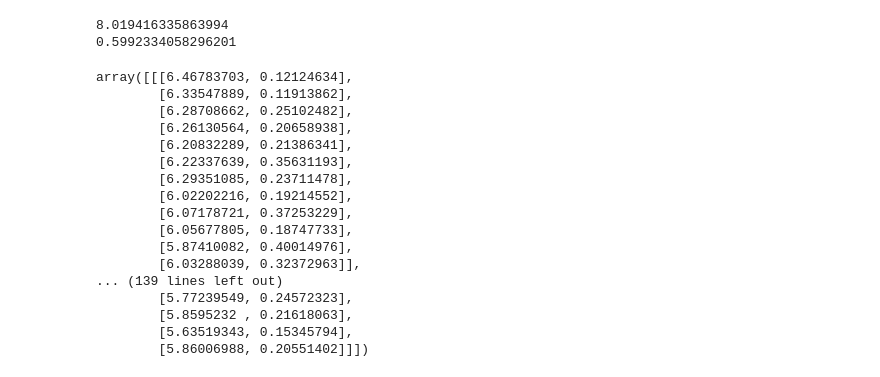
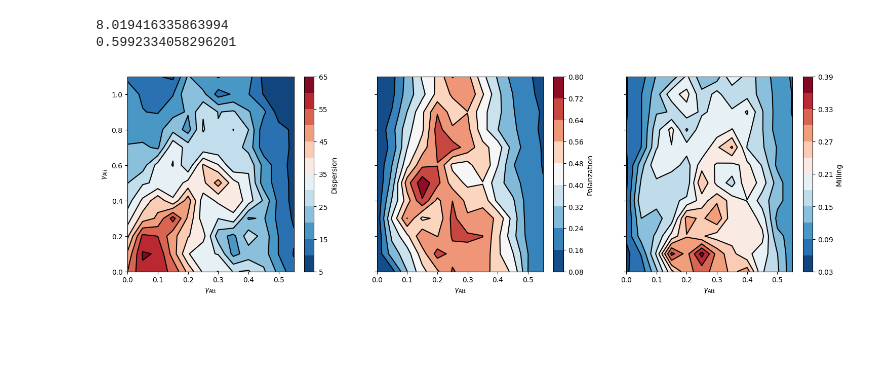
Before and after one commit to anzehocevar/SkupinskoVedenje_skupinaD, a Jupyter notebook: notebooks/fish_model_original.ipynb, the cells around one changed output. Cells and saved outputs as stored; diff of their text form; code cells hidden in the pictures; blank space fills up the shorter version.

Commit message:
Add basic dispersion/polarization/milling plot

```diff
--- a/notebooks/fish_model_original.ipynb
+++ b/notebooks/fish_model_original.ipynb
@@ -97,10 +98,12 @@ print(rec.polarization)
 8.019416335863994
 0.5992334058296201
 # %%
-run_gamma_comparison_original(
+att_vals = np.arange(0, 0.6, 0.05)
+ali_vals = np.arange(0, 1.2, 0.1)
+statistics = run_gamma_comparison_original(
     seed=0,
-    att_vals=np.arange(0, 0.6, 0.05),
-    ali_vals=np.arange(0, 1.2, 0.1),
+    att_vals=att_vals,
+    ali_vals=ali_vals,
     create_initial_state=lambda att, ali, seed: SimulationImplOriginal(
         c_eta=0.8,
         c_gamma_ali=ali,
@@ -117,24 +120,32 @@ run_gamma_comparison_original(
             tau_n_std=1,
         ),
     ),
-    runs_per_config=5,
-    steps_per_run=500,
+    runs_per_config=10,
+    steps_per_run=20000,
 )
-# %% [output]
-array([[[6.46783703, 0.12124634],
-        [6.33547889, 0.11913862],
-        [6.28708662, 0.25102482],
-        [6.26130564, 0.20658938],
-        [6.20832289, 0.21386341],
-        [6.22337639, 0.35631193],
-        [6.29351085, 0.23711478],
-        [6.02202216, 0.19214552],
-        [6.07178721, 0.37253229],
-        [6.05677805, 0.18747733],
-        [5.87410082, 0.40014976],
-        [6.03288039, 0.32372963]],
-... (139 lines left out)
-        [5.77239549, 0.24572323],
-        [5.8595232 , 0.21618063],
-        [5.63519343, 0.15345794],
-        [5.86006988, 0.20551402]]])
+# %%
+fig, (ax1, ax2, ax3) = plt.subplots(1, 3, sharey=True, figsize=(18, 5))
+
+ax1.set_ylabel(r"$\gamma_\text{Ali}$")
+
+ax1.contour(att_vals, ali_vals, statistics[:, :, 0], levels=10, colors="k")
+cntr1 = ax1.contourf(att_vals, ali_vals, statistics[:, :, 0], levels=10, cmap="RdBu_r")
+ax1.set_xlabel(r"$\gamma_\text{Att}$")
+cbar1 = fig.colorbar(cntr1, ax=ax1)
+cbar1.set_label("Dispersion")
+
+ax2.contour(att_vals, ali_vals, statistics[:, :, 1], levels=10, colors="k")
+cntr2 = ax2.contourf(att_vals, ali_vals, statistics[:, :, 1], levels=10, cmap="RdBu_r")
+ax2.set_xlabel(r"$\gamma_\text{Att}$")
+cbar2 = fig.colorbar(cntr2, ax=ax2)
+cbar2.set_label("Polarization")
+
+ax3.contour(att_vals, ali_vals, statistics[:, :, 2], levels=10, colors="k")
+cntr3 = ax3.contourf(att_vals, ali_vals, statistics[:, :, 2], levels=10, cmap="RdBu_r")
+ax3.set_xlabel(r"$\gamma_\text{Att}$")
+cbar3 = fig.colorbar(cntr3, ax=ax3)
+cbar3.set_label("Milling")
+
+savefig(fig, "fig/wip_statistics.pdf")
+# %% [output]
+[figure, added]
```
Also changed, not shown: parts of 1 cell of this notebook, 3 other files.
